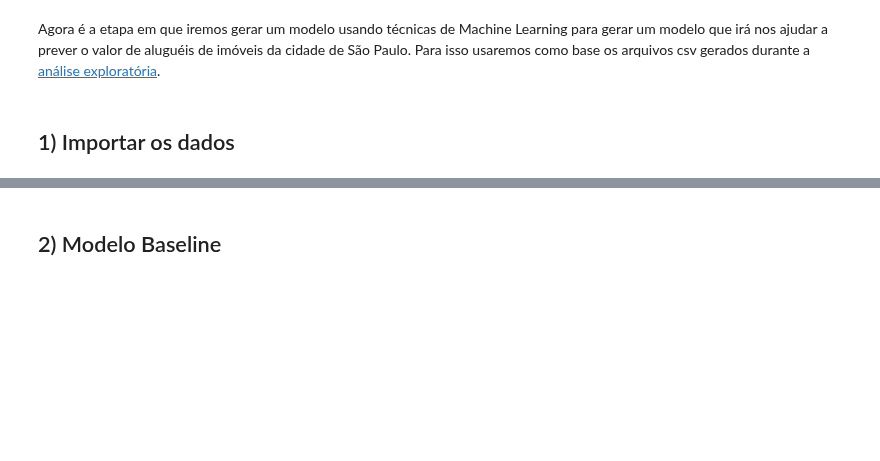
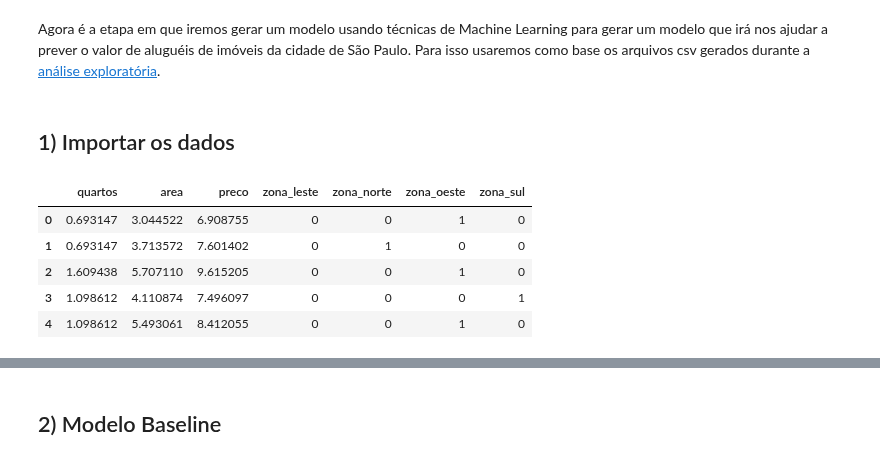
Before and after one commit to EduardoCampos1978/calculadora-de-aluguel, a Jupyter notebook: machine_learning.ipynb, the cells around one changed output, grey strips where cells are left out. Drawn from its saved outputs; the diff is of its cells as text; code cells hidden in the pictures; blank space fills up the shorter version.

Commit message:
Show dataframes' head

```diff
--- a/machine_learning.ipynb
+++ b/machine_learning.ipynb
@@ -15,3 +15,13 @@ from sklearn.metrics import r2_score
 # %%
 treino = pd.read_csv('https://raw.githubusercontent.com/Mario-RJunior/calculadora-imoveis/master/treino_preprocessado.csv')
 teste = pd.read_csv('https://raw.githubusercontent.com/Mario-RJunior/calculadora-imoveis/master/teste_preprocessado.csv')
+# %%
+# Cabeçalho da base de treinos
+treino.head()
+# %% [output]
+|  | quartos | area | preco | zona_leste | zona_norte | zona_oeste | zona_sul |
+| 0 | 0.693147 | 3.044522 | 6.908755 | 0 | 0 | 1 | 0 |
+| 1 | 0.693147 | 3.713572 | 7.601402 | 0 | 1 | 0 | 0 |
+| 2 | 1.609438 | 5.707110 | 9.615205 | 0 | 0 | 1 | 0 |
+| 3 | 1.098612 | 4.110874 | 7.496097 | 0 | 0 | 0 | 1 |
+| 4 | 1.098612 | 5.493061 | 8.412055 | 0 | 0 | 1 | 0 |
```
Also changed, not shown: parts of 1 cell of this notebook.
